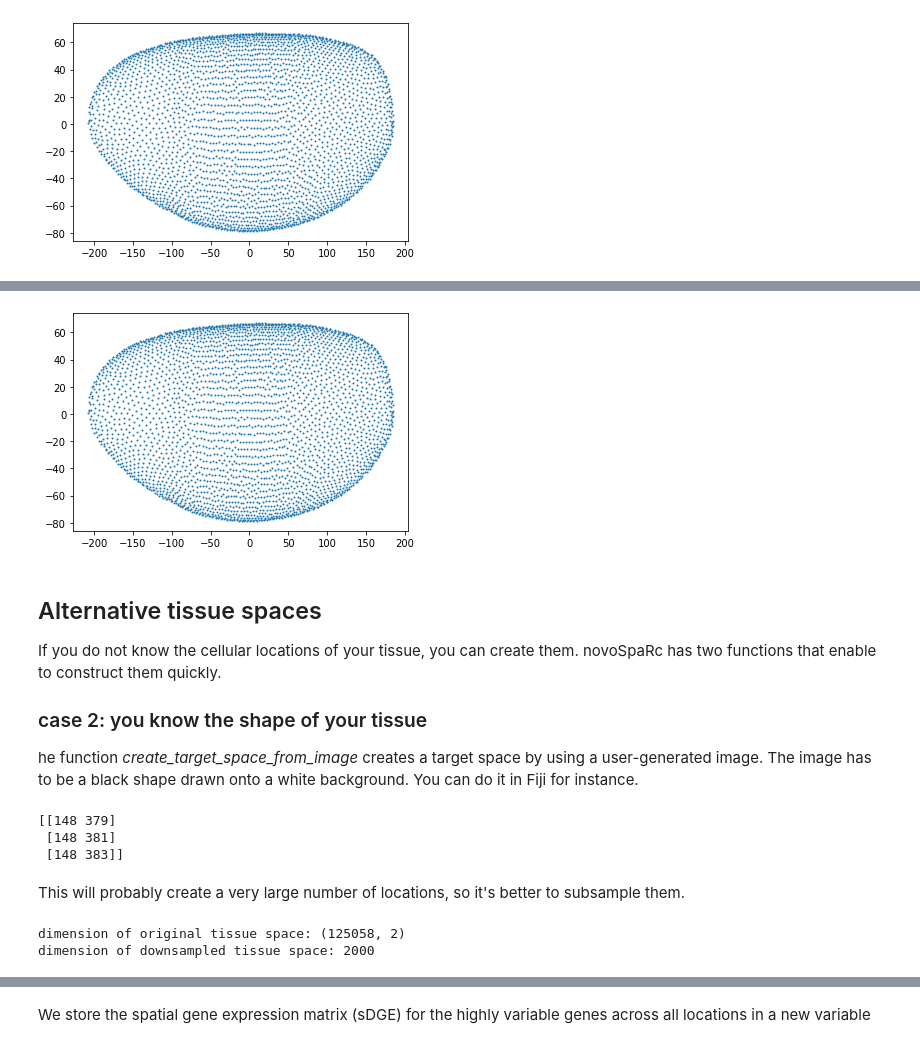
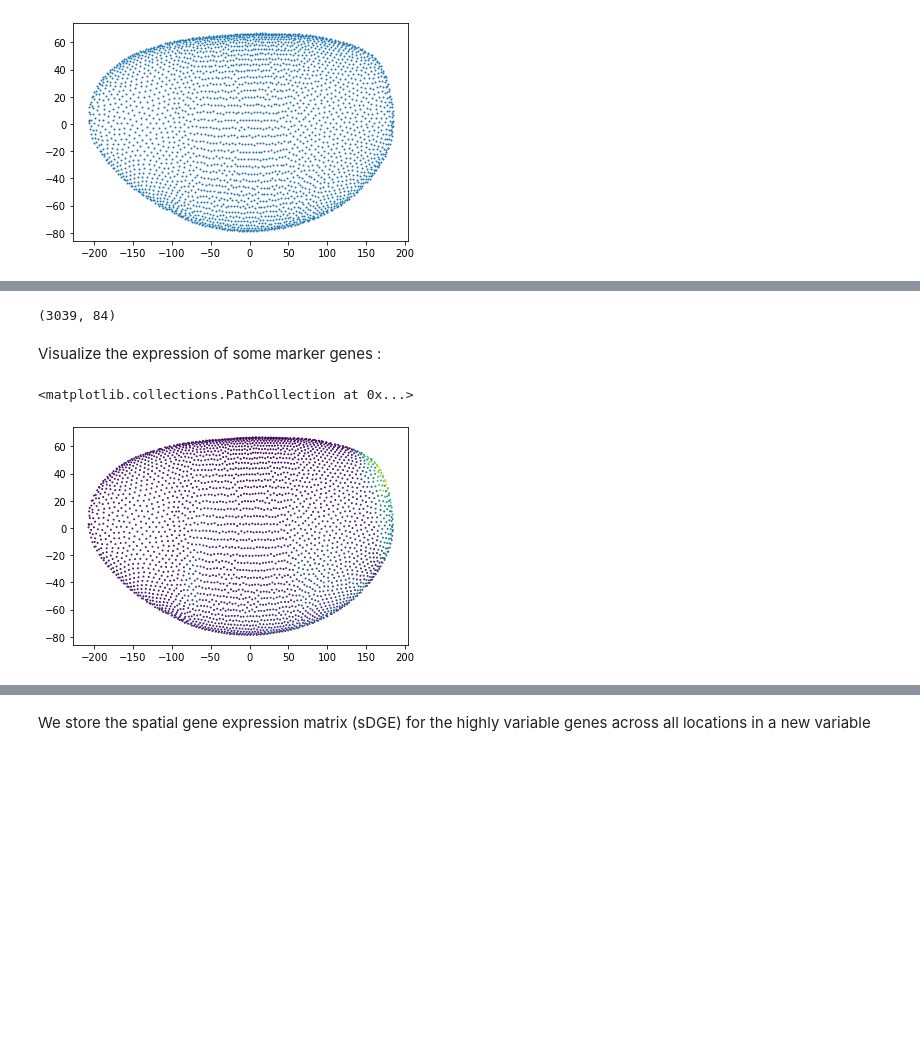
Before and after one commit to PSL-winter-school-2021/02-tuesday-workshop-rna, a Jupyter notebook: jupyter/reconstruct_dntp_without_markers.ipynb, the cells around one changed output, grey strips where cells are left out. Cells and saved outputs as stored; diff of their text form; code cells hidden in the pictures; blank space fills up the shorter version.

```diff
--- a/jupyter/reconstruct_dntp_without_markers.ipynb
+++ b/jupyter/reconstruct_dntp_without_markers.ipynb
@@ -79,12 +56,9 @@ The performance is greatly increase if you provide some marker genes (also calle
 # %%
 # Single data : expression matrix
-datafile_sc      ='data_day2/drosophila_scRNAseq/dge_normalized.txt'
-
-# Optional : provide a list of highly variable genes (speed up the calculations if we only map a small number of genes)
-datafile_sc_hvg  ='data_day2/drosophila_scRNAseq/high_var_genes.txt'
-# Optional : geometry of the tissue
-datafile_geom   ='data_day2/bdtnp/geometry.txt'
-# Optional : Landamark genes = genes with known pattern of expression (eg. FISH image...)
+datafile_sc      ='data_day2/drosophila_scRNAseq/dge_nrlz_filtered.csv'
+# geometry of the tissue
+datafile_geom   ="data_day2/bdtnp/geometry_filtered.txt"
+# Landamark genes = genes with known pattern of expression (eg. FISH image...)
 datafile_atlas  ='data_day2/bdtnp/atlas.txt'
 # %% [markdown]
 How to format the single cell matrix :
@@ -95,14 +69,11 @@ How to format the single cell matrix :
 # %%
-dataset   = novosparc.io.load_data(datafile_sc)
-print
-dataset   = dataset.T  # in this example we have to tanspose the matrix to have gene in columns and cells in rows
-gene_names
+data    = pd.read_csv(datafile_sc,index_col=0)
+dataset = sc.AnnData(data )
+
+# tanspose the matrix to have gene in columns and cells in rows
+dataset = dataset.T
+
 print ('number of cells: ',dataset.shape[0],'\nnumber of genes: ', dataset.shape[1])
 print("Gene names :", dataset.var.index.tolist()[:10])
-
-#Alternative : convert a pandas dataframe to AnnData format
-# data = pd.read_csv(data_path,sep='\t')
-# dataset = sc.AnnData(data )
-# dataset = dataset2.T
 # %% [output]
 number of cells:  1297
@@ -153,0 +123,6 @@ We can visualize all the position for which Z=1
+# %%
+insitu_matrix = pd.read_csv(datafile_atlas,sep="\t")
+insitu_genes  = insitu_matrix.columns
+atlas_matrix  = novosparc.io.load_data(datafile_atlas)
+print("list of landmarks:",insitu_genes)
+insitu_matrix.shape
@@ -154,30 +142,12 @@ We can visualize all the position for which Z=1
+# %%
+insitu_matrix = insitu_matrix.loc[:,insitu_genes.intersection(data.index)]
+insitu_matrix.shape
+# %% [output]
+(3039, 84)
+# %% [markdown]
+Visualize the expression of some marker genes :
 # %%
-%matplotlib inline
-plt.figure()
-plt.scatter(locations[:, 0], locations[:, 1], s=1)
-plt.show()
-plt.close()
+plt.scatter(locations[:, 0], locations[:, 1], c=insitu_matrix.loc[:,'aay'], s=1)
 # %% [output]
+<matplotlib.collections.PathCollection at 0x...>
-[figure, old version]
+[figure, new version]
-# %% [markdown]
-## Alternative tissue spaces
-If you do not know the cellular locations of your tissue, you can create them. novoSpaRc has  two functions that enable to construct them quickly.
-### case 2: you know the shape of your tissue
-he function *create_target_space_from_image* creates a target space by using a user-generated image. The image has to be a black shape drawn onto a white background. You can do it in Fiji for instance.
-# %%
-tissue_path = '/Users/lnoiret/Google Drive/YohannsBellaiche/single_cell/code/novosparc-master/novosparc/datasets/tissue_example.png'
-locations2   = novosparc.geometry.create_target_space_from_image(tissue_path)
-print(locations2[:3,])
-# %% [output]
-[[148 379]
- [148 381]
- [148 383]]
-# %% [markdown]
-This will probably create a very large number of locations, so it's better to subsample them.
-# %%
-print ('dimension of original tissue space:', locations2.shape)
-locations2     = locations2[np.random.choice(locations2.shape[0], 2000), :]
-print ('dimension of downsampled tissue space:', locations2.shape[0])
-# %% [output]
-dimension of original tissue space: (125058, 2)
-dimension of downsampled tissue space: 2000
```
Also changed, not shown: parts of 67 cells of this notebook, 1 other file.
